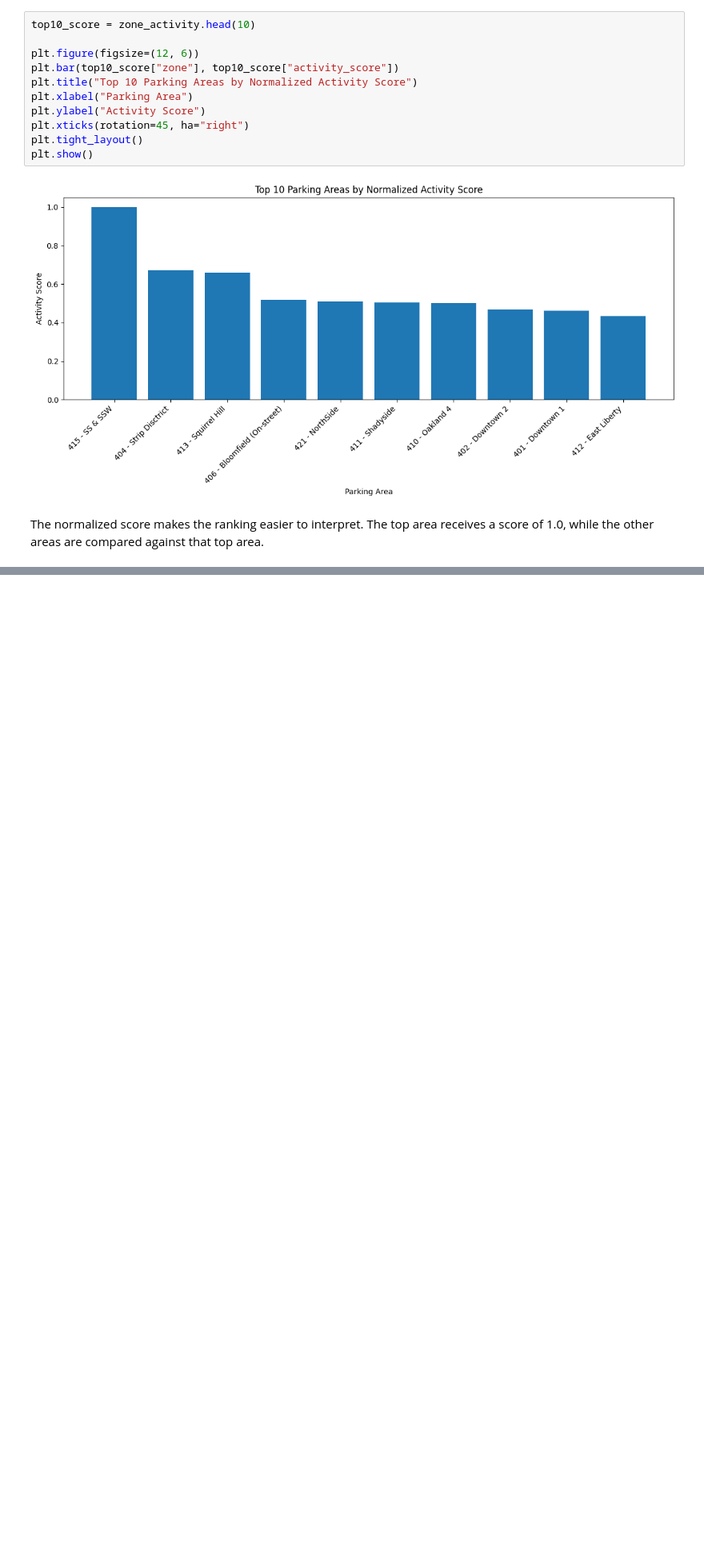
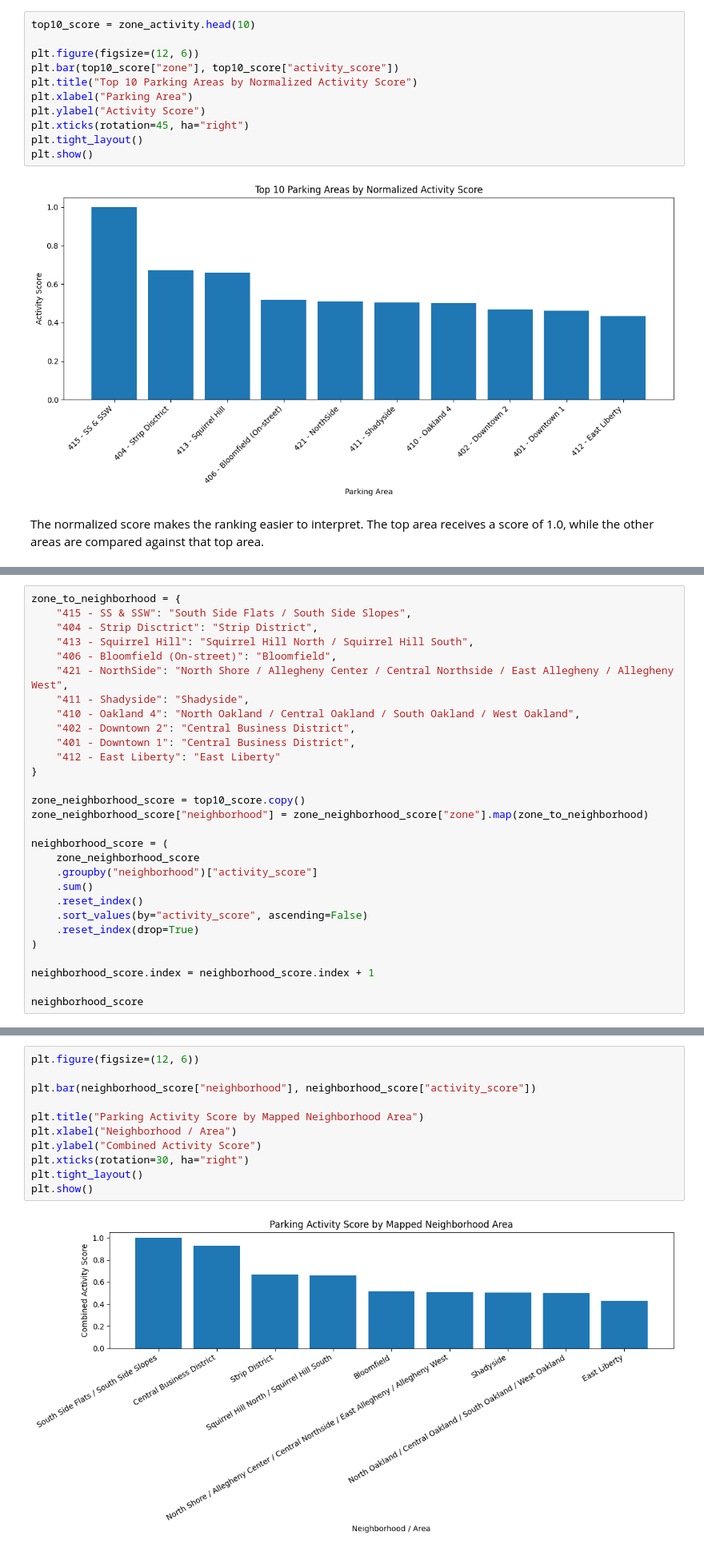
Before and after one commit to wrylht/Final-project-0011, a Jupyter notebook: ZiboDing_ParkingTransaction/parking_activity_analysis.ipynb, the cells around one changed output, grey strips where cells are left out. Shown at 80% size. Saved outputs shown, nothing was run; the diff lists cells and outputs as text; blank space fills up the shorter version.

```diff
--- a/ZiboDing_ParkingTransaction/parking_activity_analysis.ipynb
+++ b/ZiboDing_ParkingTransaction/parking_activity_analysis.ipynb
@@ -143,0 +132,29 @@ This time-of-day graph shows when parking activity is highest. Higher activity d
+# %%
+zone_to_neighborhood = {
+    "415 - SS & SSW": "South Side Flats / South Side Slopes",
+    "404 - Strip Disctrict": "Strip District",
+    "413 - Squirrel Hill": "Squirrel Hill North / Squirrel Hill South",
+    "406 - Bloomfield (On-street)": "Bloomfield",
+    "421 - NorthSide": "North Shore / Allegheny Center / Central Northside / East Allegheny / Allegheny West",
+    "411 - Shadyside": "Shadyside",
+    "410 - Oakland 4": "North Oakland / Central Oakland / South Oakland / West Oakland",
+    "402 - Downtown 2": "Central Business District",
+    "401 - Downtown 1": "Central Business District",
+    "412 - East Liberty": "East Liberty"
+}
+
+zone_neighborhood_score = top10_score.copy()
+zone_neighborhood_score["neighborhood"] = zone_neighborhood_score["zone"].map(zone_to_neighborhood)
+
+neighborhood_score = (
+    zone_neighborhood_score
+    .groupby("neighborhood")["activity_score"]
+    .sum()
+    .reset_index()
+    .sort_values(by="activity_score", ascending=False)
+    .reset_index(drop=True)
+)
+
+neighborhood_score.index = neighborhood_score.index + 1
+
+neighborhood_score
@@ -143,0 +172,13 @@ This time-of-day graph shows when parking activity is highest. Higher activity d
+# %%
+plt.figure(figsize=(12, 6))
+
+plt.bar(neighborhood_score["neighborhood"], neighborhood_score["activity_score"])
+
+plt.title("Parking Activity Score by Mapped Neighborhood Area")
+plt.xlabel("Neighborhood / Area")
+plt.ylabel("Combined Activity Score")
+plt.xticks(rotation=30, ha="right")
+plt.tight_layout()
+plt.show()
+# %% [output]
+[figure, added]
```
Also changed, not shown: parts of 9 cells of this notebook.
